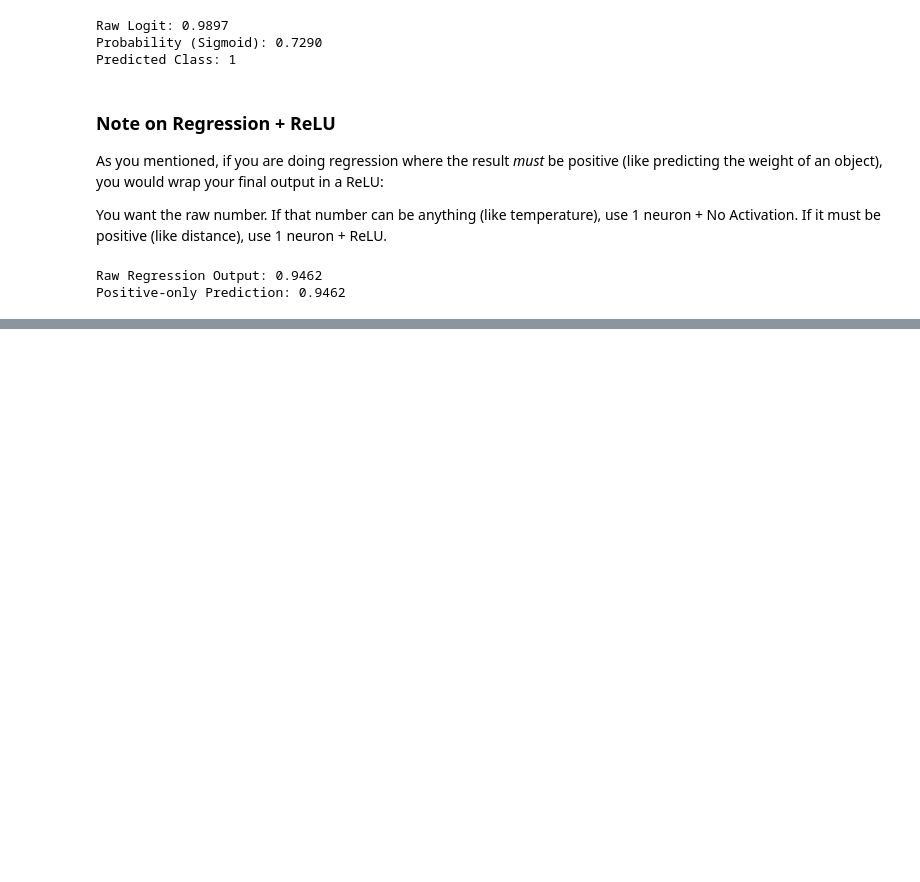
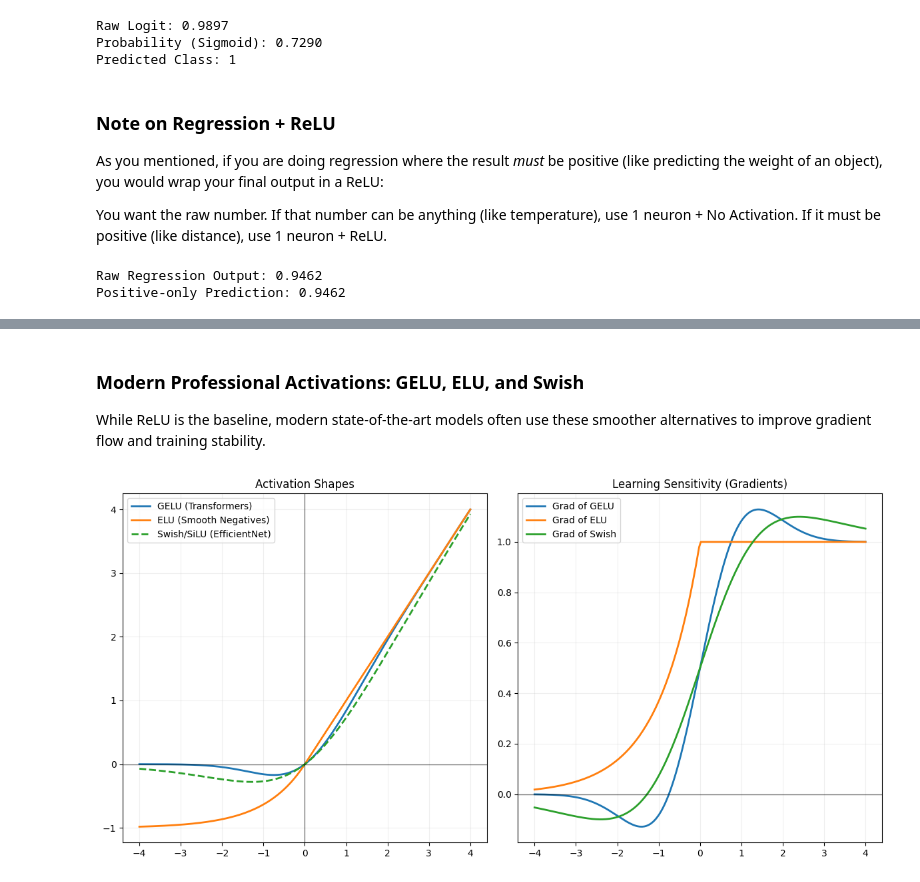
Before and after one commit to PradipBanik/Build_2026, a Jupyter notebook: Andrew_Karaoathy_summary.ipynb, the cells around one changed output, grey strips where cells are left out. Saved outputs shown, nothing was run; the diff lists cells and outputs as text; code cells hidden in the pictures; blank space fills up the shorter version.

```diff
--- a/Andrew_Karaoathy_summary.ipynb
+++ b/Andrew_Karaoathy_summary.ipynb
@@ -1279,0 +1371,44 @@ Positive-only Prediction: 0.9462
+# %% [markdown]
+### Modern Professional Activations: GELU, ELU, and Swish
+While ReLU is the baseline, modern state-of-the-art models often use these smoother alternatives to improve gradient flow and training stability.
+# %%
+import torch
+import torch.nn.functional as F
+import matplotlib.pyplot as plt
+
+x = torch.linspace(-4, 4, 200, requires_grad=True)
+
+# Calculate activations
+y_gelu = F.gelu(x)
+y_elu = F.elu(x, alpha=1.0)
+y_swish = x * torch.sigmoid(x) # Also known as SiLU
+
+plt.figure(figsize=(12, 6))
+
+# Plot Activations
+plt.subplot(1, 2, 1)
+plt.plot(x.detach(), y_gelu.detach(), label='GELU (Transformers)', lw=2)
+plt.plot(x.detach(), y_elu.detach(), label='ELU (Smooth Negatives)', lw=2)
+plt.plot(x.detach(), y_swish.detach(), label='Swish/SiLU (EfficientNet)', lw=2, linestyle='--')
+plt.axhline(0, color='black', lw=1, alpha=0.5)
+plt.axvline(0, color='black', lw=1, alpha=0.5)
+plt.title("Activation Shapes")
+plt.legend()
+plt.grid(True, alpha=0.2)
+
+# Plot Gradients
+plt.subplot(1, 2, 2)
+for name, y_val in zip(['GELU', 'ELU', 'Swish'], [y_gelu, y_elu, y_swish]):
+    # Calculate gradient via autograd
+    grad = torch.autograd.grad(y_val.sum(), x, retain_graph=True)[0]
+    plt.plot(x.detach(), grad.detach(), label=f'Grad of {name}', lw=2)
+
+plt.axhline(0, color='black', lw=1, alpha=0.5)
+plt.title("Learning Sensitivity (Gradients)")
+plt.legend()
+plt.grid(True, alpha=0.2)
+
+plt.tight_layout()
+plt.show()
+# %% [output]
+[figure, added]
```
Also changed, not shown: parts of 7 cells of this notebook.
